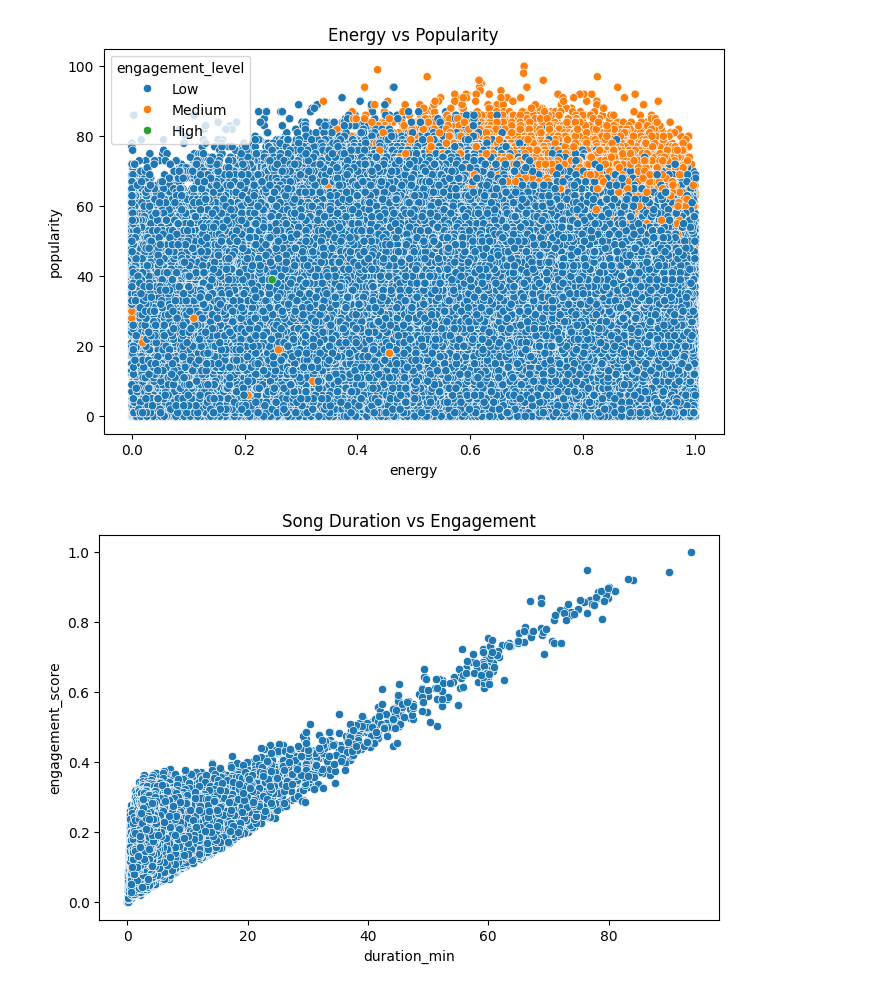
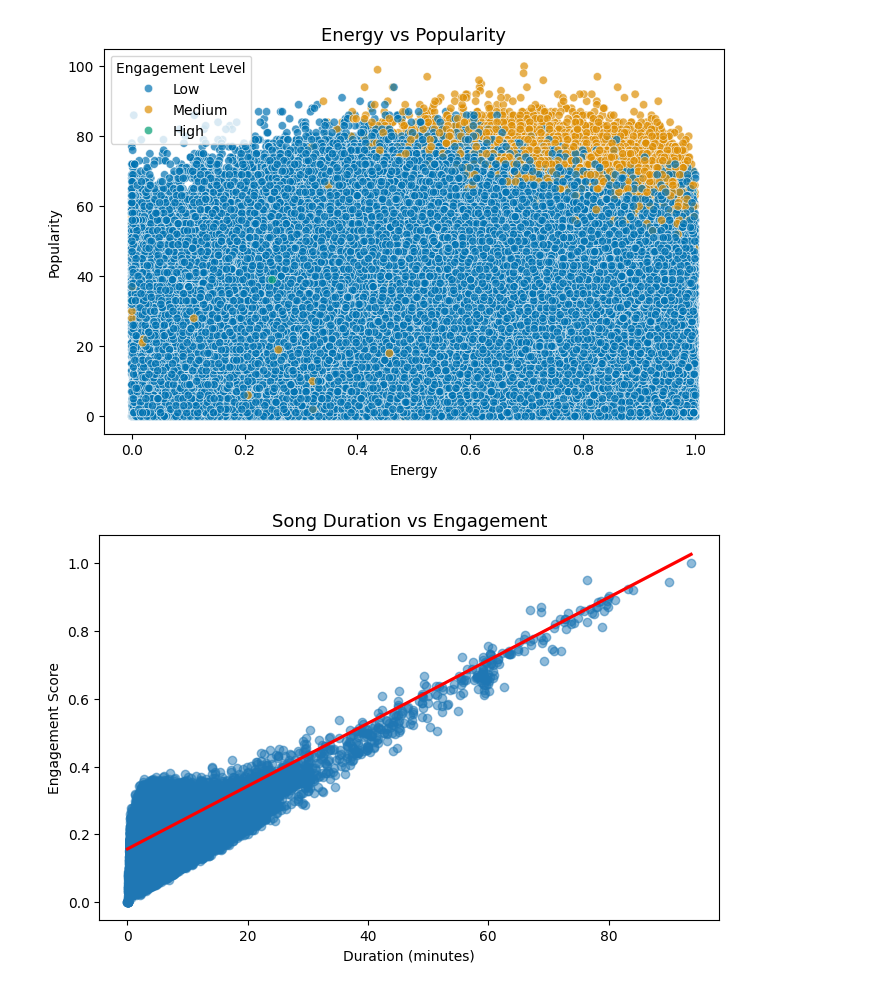
Before and after one commit to adityamsr2606/spotify-product-analytics, a Jupyter notebook: notebooks/analysis.ipynb, the cells around one changed output. Drawn from its saved outputs; the diff is of its cells as text; code cells hidden in the pictures.

```diff
--- a/notebooks/analysis.ipynb
+++ b/notebooks/analysis.ipynb
@@ -59,8 +66,2 @@ df['duration_min'] = df['duration_ms'] / 60000
 # %%
-# Engagement Score (weighted logic)
-df['engagement_score'] = (
-    df['popularity'] * 0.4 +
-    df['danceability'] * 20 +
-    df['energy'] * 20 +
-    (df['duration_min'] * 2)
-)
+df.corr(numeric_only=True)['popularity'].sort_values(ascending=False)
@@ -67,7 +85,12 @@ df['engagement_score'] = (
 # %%
-# Normalize score
+# Convert duration
+df['duration_min'] = df['duration_ms'] / 60000
+
+# Engagement Score
 df['engagement_score'] = (
-    (df['engagement_score'] - df['engagement_score'].min()) /
-    (df['engagement_score'].max() - df['engagement_score'].min())
+    0.4 * df['popularity'] +
+    20 * df['danceability'] +
+    20 * df['energy'] +
+    2 * df['duration_min']
 )
 # %%
@@ -109,17 +184,42 @@ plt.show()
 # %%
-# Energy vs Popularity
+# energy vs popularity
 plt.figure(figsize=(8,5))
-sns.scatterplot(x='energy', y='popularity', hue='engagement_level', data=df)
-plt.title("Energy vs Popularity")
+
+sns.scatterplot(
+    x='energy',
+    y='popularity',
+    hue='engagement_level',
+    data=df,
+    palette="colorblind",
+    alpha=0.7
+)
+
+plt.title("Energy vs Popularity", fontsize=13)
+plt.xlabel("Energy")
+plt.ylabel("Popularity")
+
+plt.legend(title="Engagement Level")
+
 plt.show()
 # %% [output]
-[figure, old version]
+[figure, new version]
 # %%
-# Duration vs Engagement
+# duration vs engagement
 plt.figure(figsize=(8,5))
-sns.scatterplot(x='duration_min', y='engagement_score', data=df)
-plt.title("Song Duration vs Engagement")
+
+sns.regplot(
+    x='duration_min',
+    y='engagement_score',
+    data=df,
+    scatter_kws={'alpha':0.5},
+    line_kws={'color':'red'}
+)
+
+plt.title("Song Duration vs Engagement", fontsize=13)
+plt.xlabel("Duration (minutes)")
+plt.ylabel("Engagement Score")
+
 plt.show()
 # %% [output]
-[figure, old version]
+[figure, new version]
 # %%
```
Also changed, not shown: parts of 27 cells of this notebook, 1 other file.
